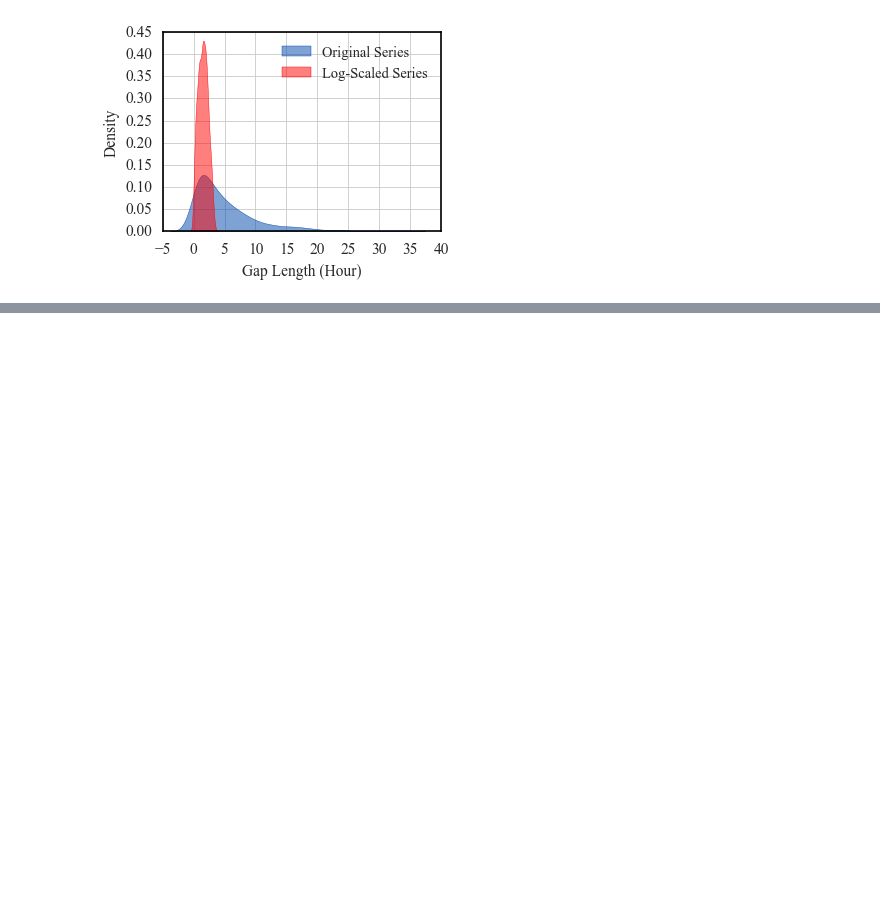
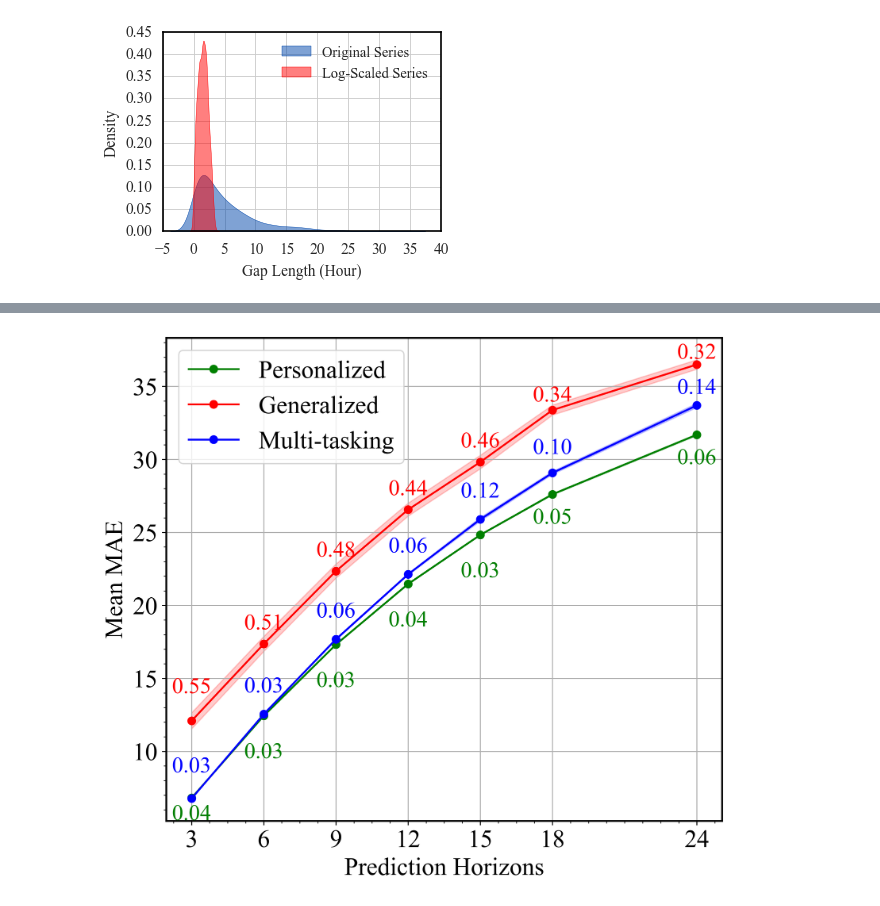
Before and after one commit to Menna-tullahh/Glucose-forecasting-using-multitasking, a Jupyter notebook: analysis.ipynb, the cells around one changed output, grey strips where cells are left out. Drawn from its saved outputs; the diff is of its cells as text; code cells hidden in the pictures; blank space fills up the shorter version.

```diff
--- a/analysis.ipynb
+++ b/analysis.ipynb
@@ -325,0 +330,88 @@ plt.show()
+# %%
+
+# Apply style
+# plt.style.use("tableau-colorblind10")
+plt.style.use("default")
+
+# Set Times New Roman font and darker border
+plt.rcParams['font.family'] = 'Times New Roman'
+plt.rcParams['axes.edgecolor'] = 'black'
+plt.rcParams['axes.linewidth'] = 1.5
+plt.rcParams['axes.labelsize'] = 20     # Axis label font size
+plt.rcParams['xtick.labelsize'] = 20      # X-tick font size
+plt.rcParams['ytick.labelsize'] = 20      # Y-tick font size
+plt.rcParams['legend.fontsize'] = 20      # Y-tick font size
+# %%
+# Re-import necessary libraries since code execution environment reset
+import matplotlib.pyplot as plt
+import numpy as np
+
+# Reinitialize data
+horizons = [3, 6, 9, 12,15, 18, 24]
+
+# Mean MAE values
+personalized_mae = [6.81, 12.44, 17.32, 21.47, 24.83, 27.61, 31.69]
+generalized_mae = [12.09, 17.36, 22.35, 26.56, 29.82, 33.38, 36.50]
+multitasking_mae = [6.77, 12.55, 17.68, 22.13, 25.90, 29.08, 33.70]
+
+# Standard deviations
+personalized_std = np.array([0.04, 0.03, 0.03, 0.04, 0.03, 0.05, 0.06])
+generalized_std = np.array([0.55, 0.51, 0.48, 0.44, 0.46, 0.34, 0.32])
+multitasking_std = np.array([0.03, 0.03, 0.06, 0.06, 0.12, 0.10, 0.14])
+
+# Convert data to numpy arrays for shading
+personalized_mae = np.array(personalized_mae)
+generalized_mae = np.array(generalized_mae)
+multitasking_mae = np.array(multitasking_mae)
+
+personalized_std = np.array(personalized_std)
+generalized_std = np.array(generalized_std)
+multitasking_std = np.array(multitasking_std)
+
+# Plot with shaded areas for standard deviation
+plt.figure(figsize=(8, 7), dpi=600)
+plt.plot(horizons, personalized_mae, marker='o', label="Personalized", color='green')
+plt.fill_between(horizons, personalized_mae - personalized_std, personalized_mae + personalized_std, color='green', alpha=0.2)
+
+plt.plot(horizons, generalized_mae, marker='o', label="Generalized", color='red')
+plt.fill_between(horizons, generalized_mae - generalized_std, generalized_mae + generalized_std, color='red', alpha=0.2)
+
+plt.plot(horizons, multitasking_mae, marker='o', label="Multi-tasking", color='blue')
+plt.fill_between(horizons, multitasking_mae - multitasking_std, multitasking_mae + multitasking_std, color='blue', alpha=0.2)
+
+# Annotate the standard deviations
+for i, horizon in enumerate(horizons):
+    if i == 0:
+        plt.annotate(f"{personalized_std[i]:.2f}", (horizon, personalized_mae[i] - 1.5), fontsize=18, color='green', ha='center')
+        plt.annotate(f"{generalized_std[i]:.2f}", (horizon, generalized_mae[i] + 1.9), fontsize=18, color='red', ha='center')
+        plt.annotate(f"{multitasking_std[i]:.2f}", (horizon, multitasking_mae[i] +1.8), fontsize=18, color='blue', ha='center')
+    elif i ==5:
+        plt.annotate(f"{personalized_std[i]:.2f}", (horizon, personalized_mae[i] - 2), fontsize=18, color='green', ha='center')
+        plt.annotate(f"{generalized_std[i]:.2f}", (horizon, generalized_mae[i] + 0.6), fontsize=18, color='red', ha='center')
+        plt.annotate(f"{multitasking_std[i]:.2f}", (horizon, multitasking_mae[i] +1.3), fontsize=18, color='blue', ha='center')
+
+    elif i ==6:
+        plt.annotate(f"{personalized_std[i]:.2f}", (horizon, personalized_mae[i] - 2), fontsize=18, color='green', ha='center')
+        plt.annotate(f"{generalized_std[i]:.2f}", (horizon, generalized_mae[i] + 0.4), fontsize=18, color='red', ha='center')
+        plt.annotate(f"{multitasking_std[i]:.2f}", (horizon, multitasking_mae[i] +0.8), fontsize=18, color='blue', ha='center')
+
+    else:
+        plt.annotate(f"{personalized_std[i]:.2f}", (horizon, personalized_mae[i] - 2.9), fontsize=18, color='green', ha='center')
+        plt.annotate(f"{generalized_std[i]:.2f}", (horizon, generalized_mae[i] + 1), fontsize=18, color='red', ha='center')
+        plt.annotate(f"{multitasking_std[i]:.2f}", (horizon, multitasking_mae[i] +1.5), fontsize=18, color='blue', ha='center')
+
+# Add labels, title, and legend
+# plt.yscale('log')
+# # plt.title("Comparison of Mean MAE Across Prediction Horizons with Standard Deviations")
+# plt.grid(True, which='major', linestyle='-', linewidth=0.8)
+# plt.grid(True, which='minor', linestyle='--', linewidth=0.5)
+# plt.grid(which='both', linestyle='--', linewidth=0.5)
+plt.minorticks_on()
+plt.xticks(horizons, [str(horizon) for horizon in horizons])
+plt.xlabel("Prediction Horizons")
+plt.ylabel("Mean MAE")
+plt.legend()
+plt.grid()
+plt.show()
+# %% [output]
+[figure, added]
```
Also changed, not shown: parts of 8 cells of this notebook, 10 other files.
